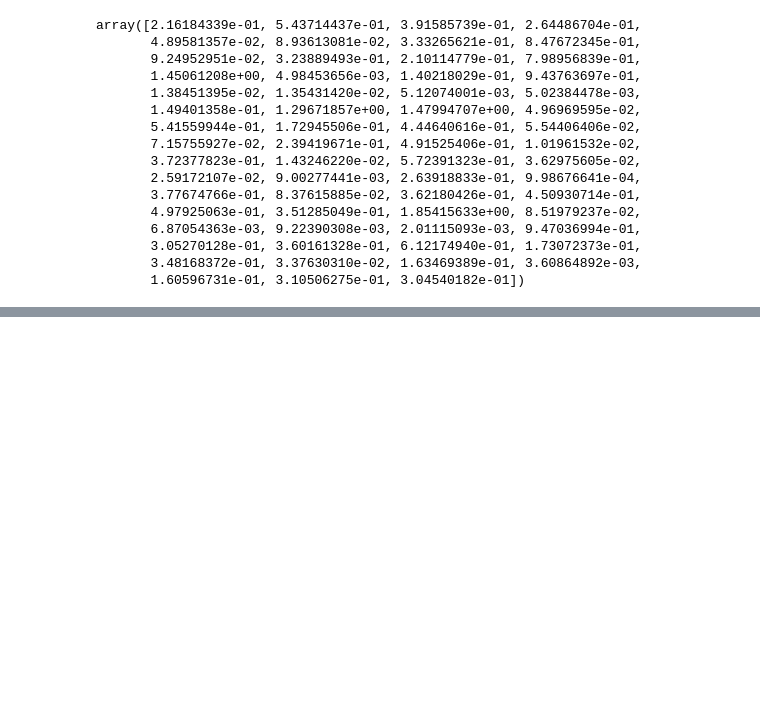
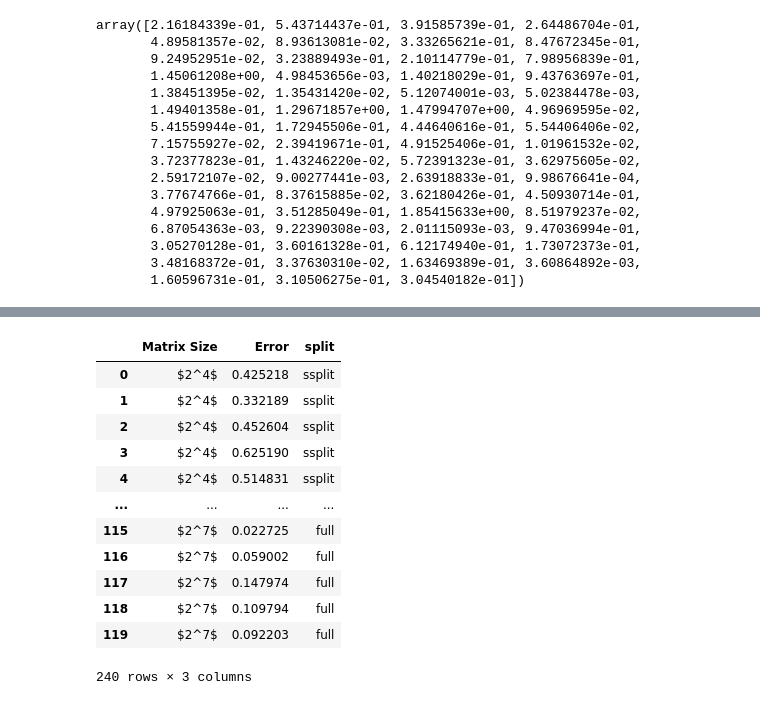
Before and after one commit to calebchin/DRNN, a Jupyter notebook: drnn_sims.ipynb, the cells around one changed output, grey strips where cells are left out. Saved outputs shown, nothing was run; the diff lists cells and outputs as text; code cells hidden in the pictures; blank space fills up the shorter version.

```diff
--- a/drnn_sims.ipynb
+++ b/drnn_sims.ipynb
@@ -668,0 +716,34 @@ plt.savefig("drnn_variation_abs_error_NT128.pdf", bbox_inches = "tight")
+# %%
+error_array = drnn_err_ssplit
+
+matrix_sizes = ["$2^4$", "$2^5$", "$2^6$", "$2^7$"]
+
+# Create a DataFrame
+df_drnn_ssplit_errors = pd.DataFrame({
+    'Matrix Size': np.repeat(matrix_sizes, drnn_err_ssplit.shape[1]),
+    'Error': drnn_err_ssplit.flatten()
+})
+df_drnn_ssplit_errors["split"] = "ssplit"
+
+df_drnn_full_errors = pd.DataFrame({
+    'Matrix Size': np.repeat(matrix_sizes, drnn_err_full.shape[1]),
+    'Error': drnn_err_full.flatten()
+})
+df_drnn_full_errors["split"] = "full"
+
+df_drnn_errors = pd.concat([df_drnn_ssplit_errors, df_drnn_full_errors])
+df_drnn_errors
+# %% [output]
+|  | Matrix Size | Error | split |
+| 0 | $2^4$ | 0.425218 | ssplit |
+| 1 | $2^4$ | 0.332189 | ssplit |
+| 2 | $2^4$ | 0.452604 | ssplit |
+| 3 | $2^4$ | 0.625190 | ssplit |
+| 4 | $2^4$ | 0.514831 | ssplit |
+| ... | ... | ... | ... |
+| 115 | $2^7$ | 0.022725 | full |
+| 116 | $2^7$ | 0.059002 | full |
+| 117 | $2^7$ | 0.147974 | full |
+| 118 | $2^7$ | 0.109794 | full |
+| 119 | $2^7$ | 0.092203 | full |
+240 rows × 3 columns
```
Also changed, not shown: parts of 19 cells of this notebook, 6 other files.
